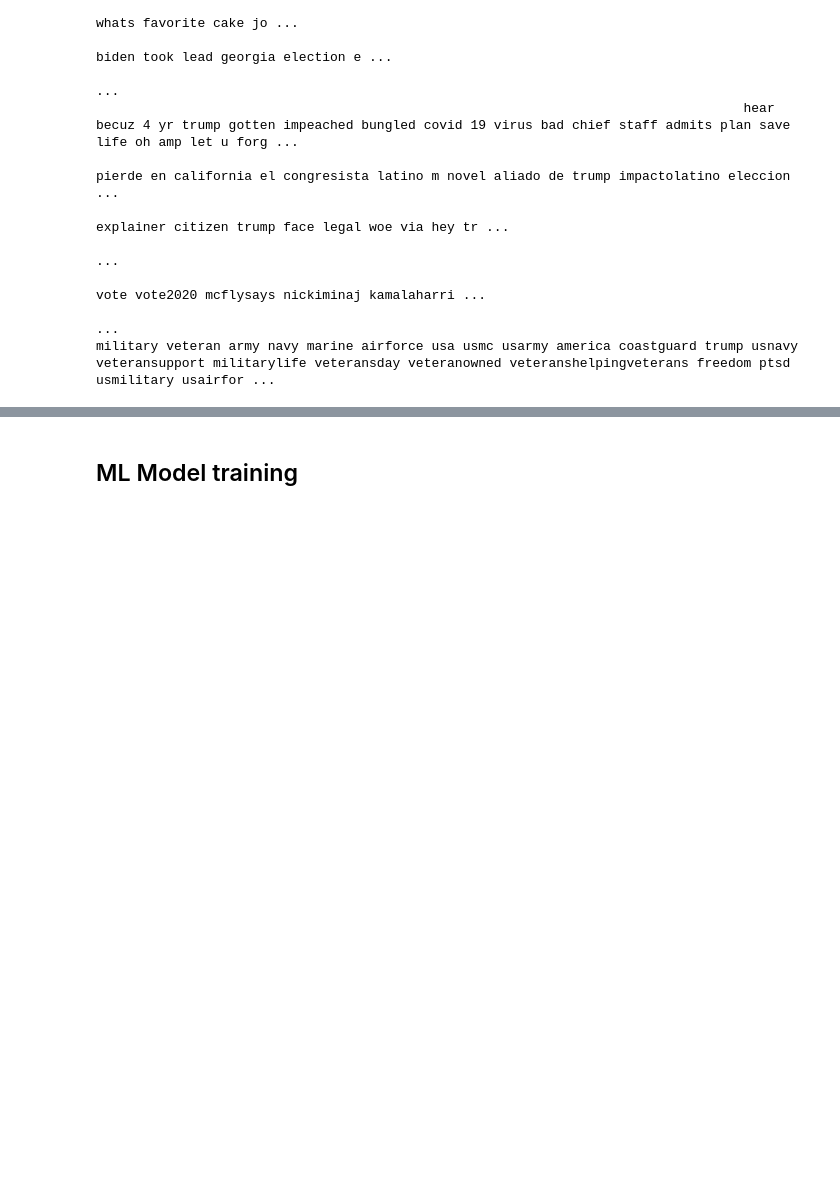
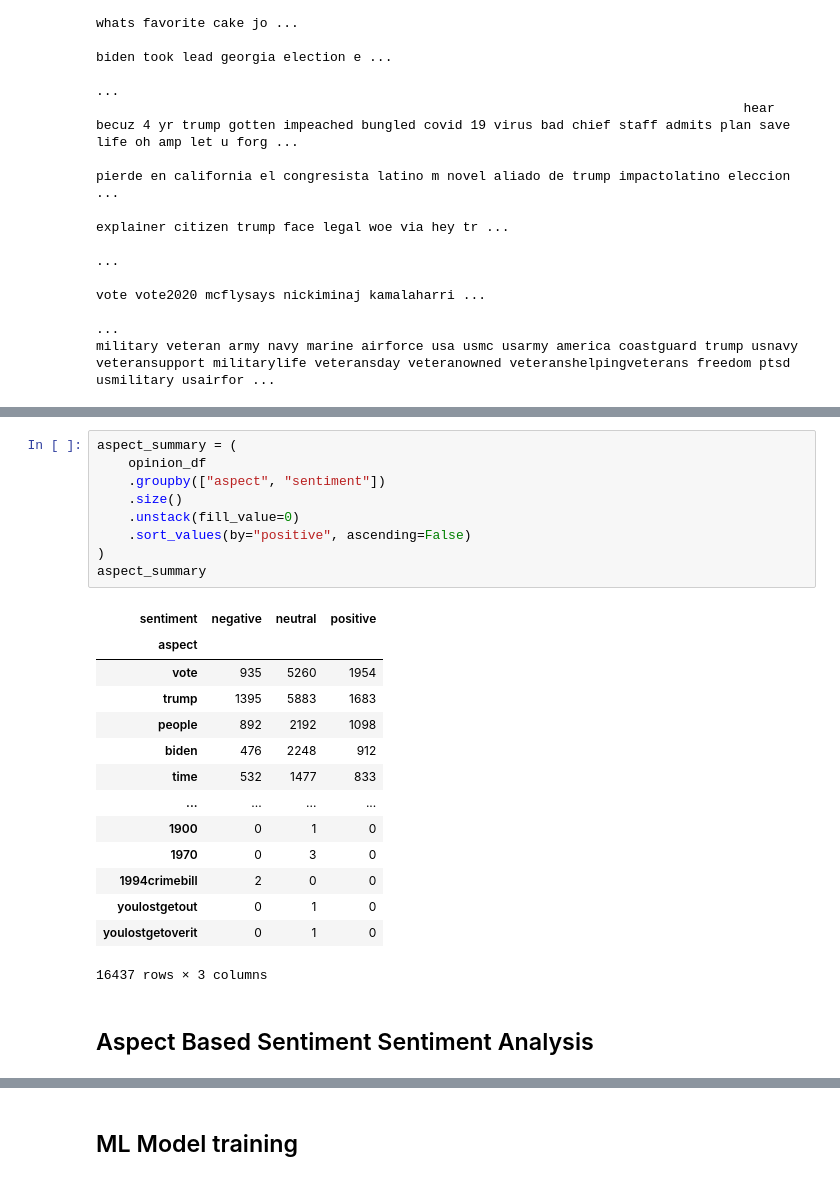
Before and after one commit to jasonsongjiajain/assignment_social_media_computing, a Jupyter notebook: Assignment.ipynb, the cells around one changed output, grey strips where cells are left out. Saved outputs shown, nothing was run; the diff lists cells and outputs as text; blank space fills up the shorter version.

```diff
--- a/Assignment.ipynb
+++ b/Assignment.ipynb
@@ -415,0 +474,26 @@ df_all = pd.read_csv("final.csv")
+# %%
+aspect_summary = (
+    opinion_df
+    .groupby(["aspect", "sentiment"])
+    .size()
+    .unstack(fill_value=0)
+    .sort_values(by="positive", ascending=False)
+)
+aspect_summary
+# %% [output]
+| sentiment | negative | neutral | positive |
+| aspect |  |  |  |
+| vote | 935 | 5260 | 1954 |
+| trump | 1395 | 5883 | 1683 |
+| people | 892 | 2192 | 1098 |
+| biden | 476 | 2248 | 912 |
+| time | 532 | 1477 | 833 |
+| ... | ... | ... | ... |
+| 1900 | 0 | 1 | 0 |
+| 1970 | 0 | 3 | 0 |
+| 1994crimebill | 2 | 0 | 0 |
+| youlostgetout | 0 | 1 | 0 |
+| youlostgetoverit | 0 | 1 | 0 |
+16437 rows × 3 columns
+# %% [markdown]
+## Aspect Based Sentiment Sentiment Analysis
```
Also changed, not shown: parts of 25 cells of this notebook.
